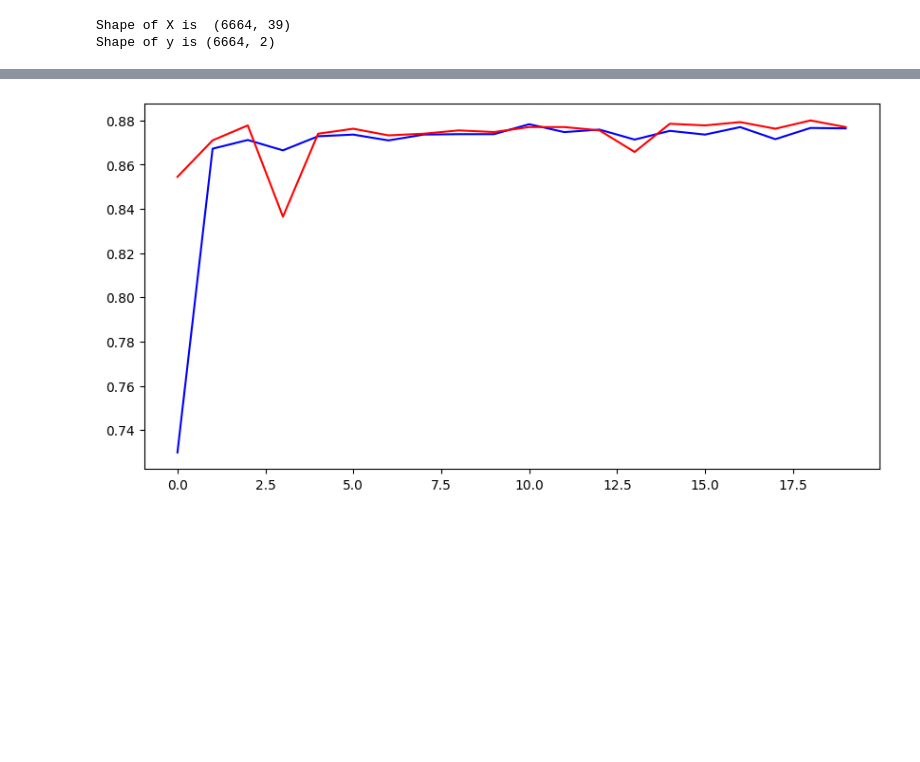
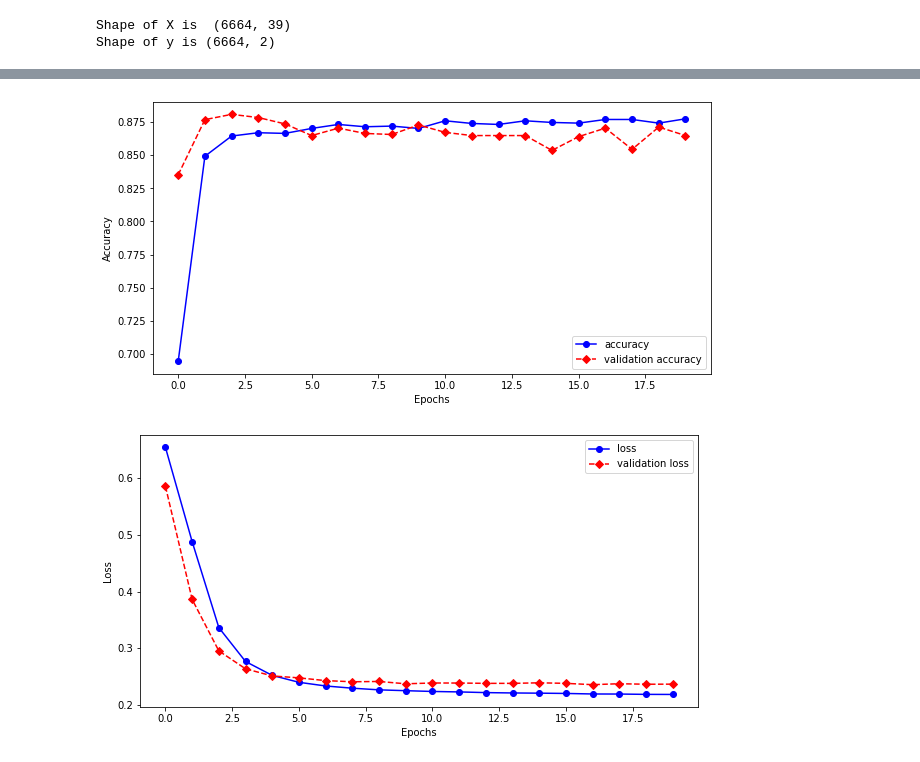
Before and after one commit to GTHGHT/PA_KB_KEL5_B2_20, a Jupyter notebook: src/main.ipynb, the cells around one changed output, grey strips where cells are left out. Drawn from its saved outputs; the diff is of its cells as text; code cells hidden in the pictures; blank space fills up the shorter version.

```diff
--- a/src/main.ipynb
+++ b/src/main.ipynb
@@ -118,7 +118,8 @@ Shape of X is  (6664, 39)
 Shape of y is (6664, 2)
 # %%
 from sklearn.model_selection import train_test_split
-x_train, x_test, y_train, y_test = train_test_split(X, y, test_size = 0.2, stratify = y)
+x_train, x_val, y_train, y_val = train_test_split(X, y, test_size = 0.2, stratify = y)
+x_train, x_test, y_train, y_test = train_test_split(x_train, y_train, test_size = 0.25, stratify = y_train)
 # %%
 print(f'Bentuk X_train = {x_train.shape}',
       f'Bentuk Y_train = {y_train.shape}',
@@ -162,9 +187,22 @@ model.save('model/sentimen_tweet.h5')
 # %%
 import matplotlib.pyplot as plt
 plt.figure(1, (10,5))
 x = range(len(h.history['accuracy']))
-plt.plot(x,h.history['accuracy'], c='blue')
-plt.plot(x,h.history['val_accuracy'],c='red')
+plt.plot(x,h.history['accuracy'],'co-',c='blue', label='accuracy')
+plt.plot(x,h.history['val_accuracy'],'bD--',c='red', label='validation accuracy')
+plt.xlabel('Epochs')
+plt.ylabel('Accuracy')
+plt.legend()
 plt.show()
+
+plt.figure(2, (10,5))
+x = range(len(h.history['accuracy']))
+plt.plot(x,h.history['loss'],'co-', c='blue', label='loss')
+plt.plot(x,h.history['val_loss'],'bD--',c='red', label='validation loss')
+plt.xlabel('Epochs')
+plt.ylabel('Loss')
+plt.legend()
+plt.show()
 # %% [output]
-[figure, old version]
+[figure, new version]
+[figure, added]
```
Also changed, not shown: parts of 12 cells of this notebook, 2 other files.
